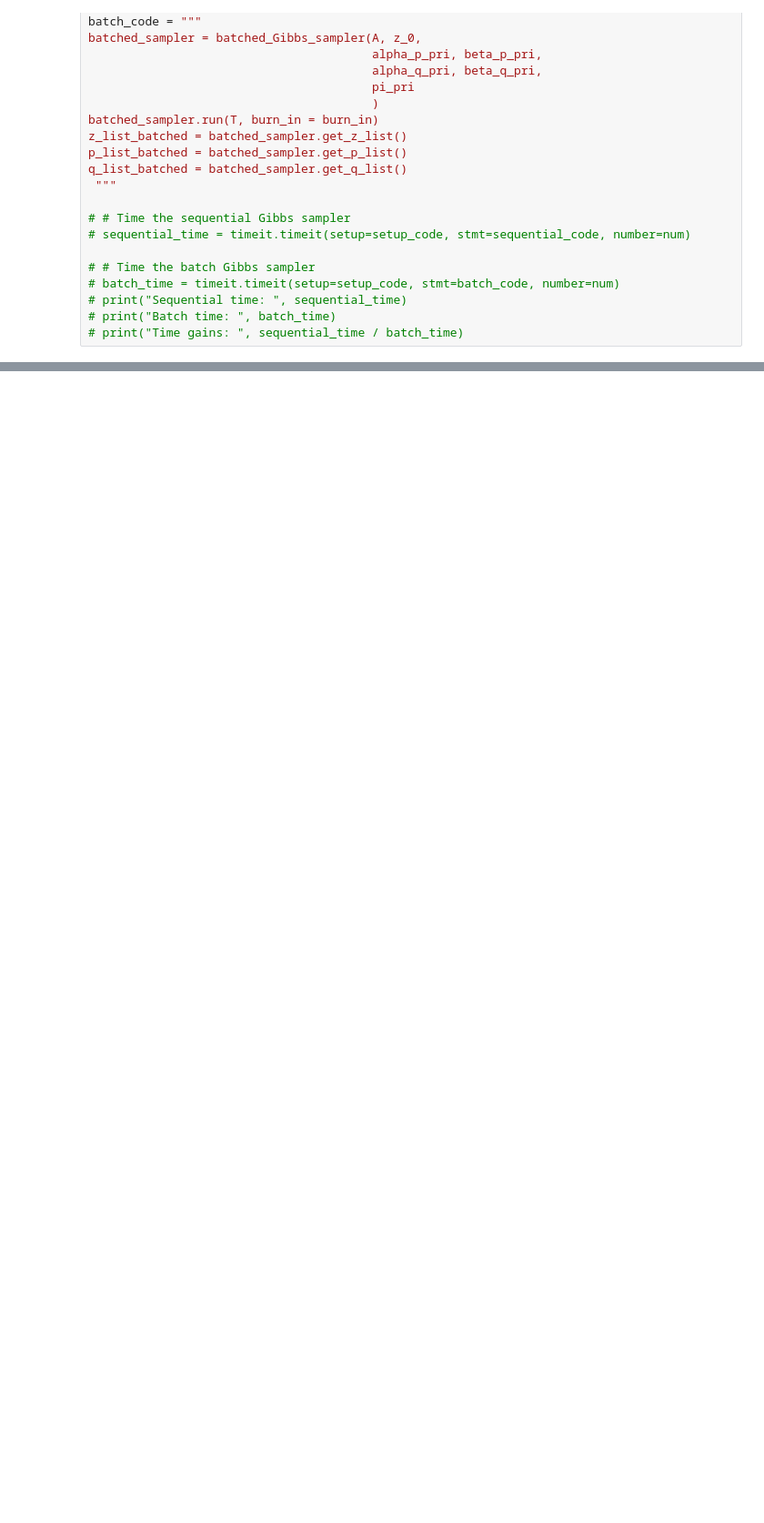
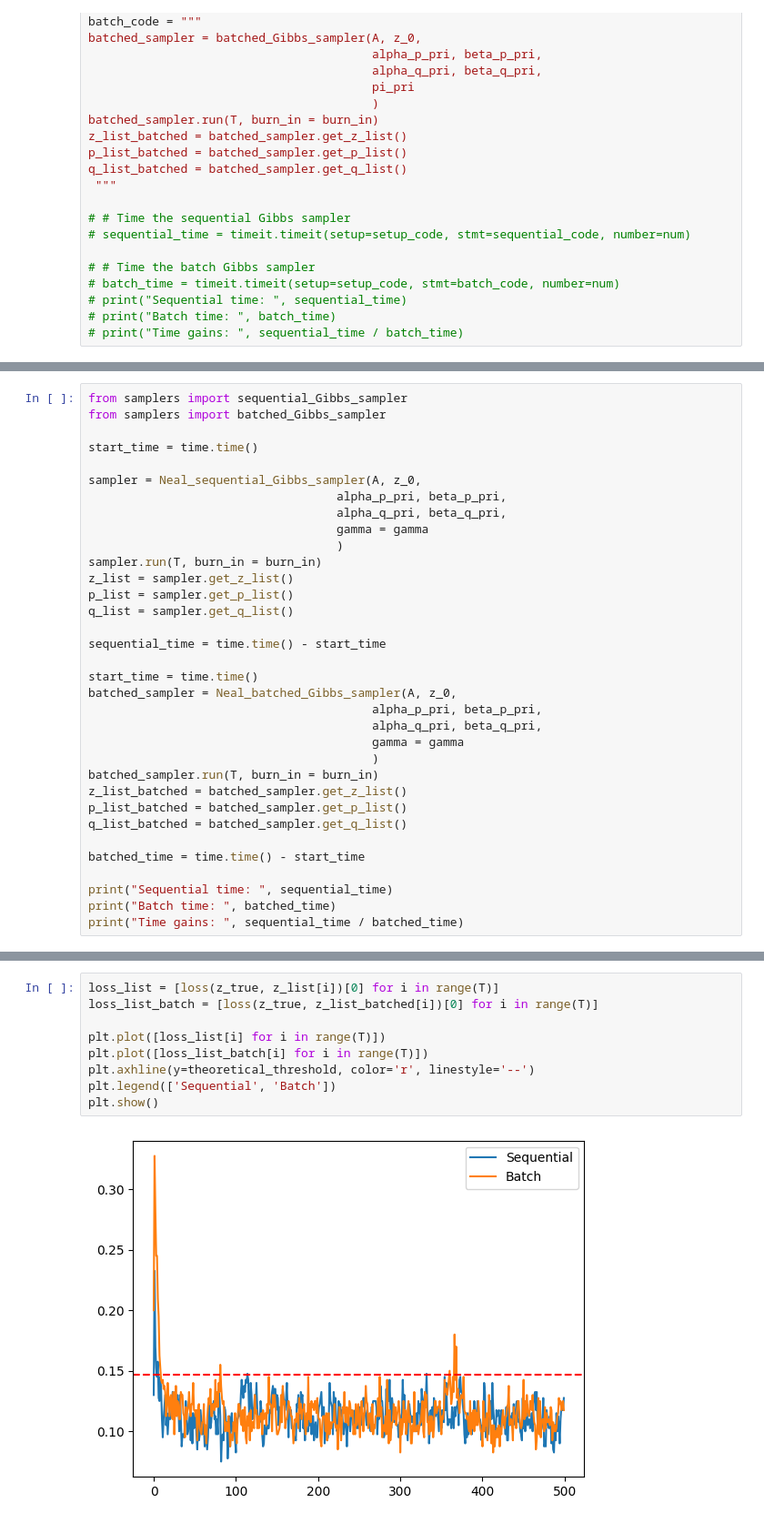
Before and after one commit to Fede-Testa/Batched-Gibbs-Sampling-for-Community-Detection-in-SBM, a Jupyter notebook: main.ipynb, the cells around one changed output, grey strips where cells are left out. Shown at 91% size. Drawn from its saved outputs; the diff is of its cells as text; blank space fills up the shorter version.

Commit message:
First analysis, Neal algos implemented

```diff
--- a/main.ipynb
+++ b/main.ipynb
@@ -219,0 +302,34 @@ plt.show()
+# %%
+from samplers import sequential_Gibbs_sampler
+from samplers import batched_Gibbs_sampler
+
+start_time = time.time()
+
+sampler = Neal_sequential_Gibbs_sampler(A, z_0,
+                                   alpha_p_pri, beta_p_pri,
+                                   alpha_q_pri, beta_q_pri,
+                                   gamma = gamma
+                                   )
+sampler.run(T, burn_in = burn_in)
+z_list = sampler.get_z_list()
+p_list = sampler.get_p_list()
+q_list = sampler.get_q_list()
+
+sequential_time = time.time() - start_time
+
+start_time = time.time()
+batched_sampler = Neal_batched_Gibbs_sampler(A, z_0,
+                                        alpha_p_pri, beta_p_pri,
+                                        alpha_q_pri, beta_q_pri,
+                                        gamma = gamma
+                                        )
+batched_sampler.run(T, burn_in = burn_in)
+z_list_batched = batched_sampler.get_z_list()
+p_list_batched = batched_sampler.get_p_list()
+q_list_batched = batched_sampler.get_q_list()
+
+batched_time = time.time() - start_time
+
+print("Sequential time: ", sequential_time)
+print("Batch time: ", batched_time)
+print("Time gains: ", sequential_time / batched_time)
@@ -219,0 +383,11 @@ plt.show()
+# %%
+loss_list = [loss(z_true, z_list[i])[0] for i in range(T)]
+loss_list_batch = [loss(z_true, z_list_batched[i])[0] for i in range(T)]
+
+plt.plot([loss_list[i] for i in range(T)])
+plt.plot([loss_list_batch[i] for i in range(T)])
+plt.axhline(y=theoretical_threshold, color='r', linestyle='--')
+plt.legend(['Sequential', 'Batch'])
+plt.show()
+# %% [output]
+[figure, added]
```
Also changed, not shown: parts of 13 cells of this notebook, 14 other files.
